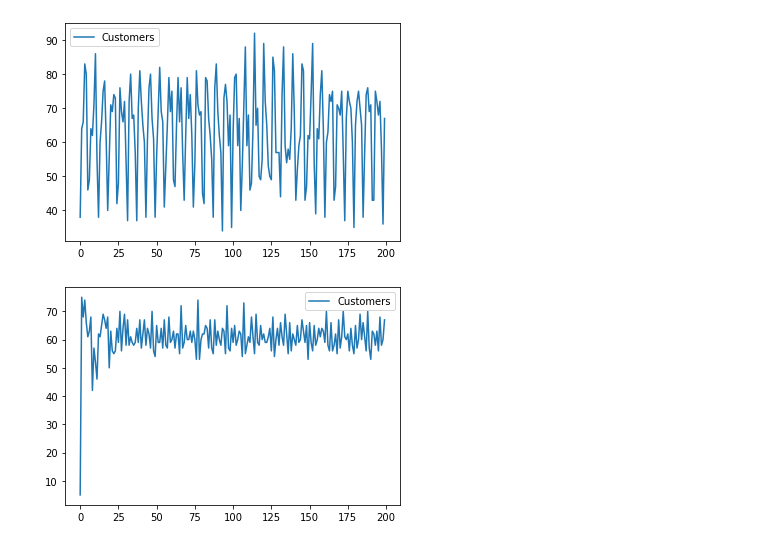
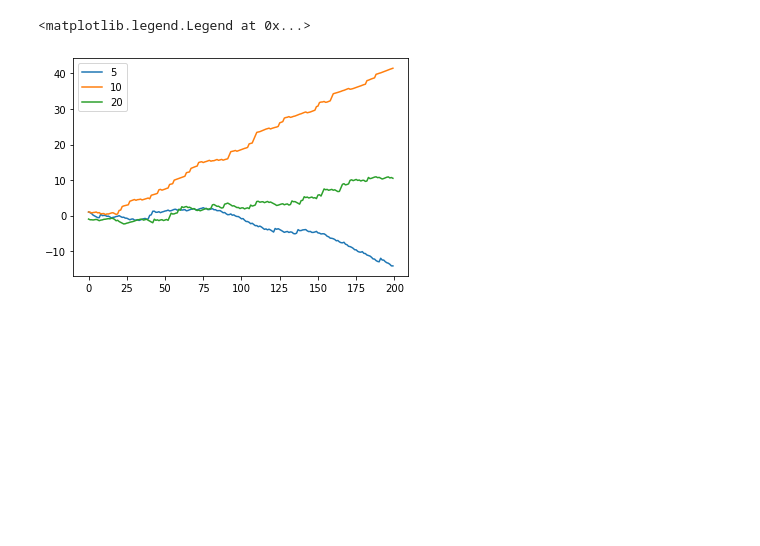
Before and after one commit to projectmesa/mesa, a Jupyter notebook: examples/el_farol/el_farol/el_farol.ipynb, the cells around one changed output. Saved outputs shown, nothing was run; the diff lists cells and outputs as text; code cells hidden in the pictures; blank space fills up the shorter version.

```diff
--- a/examples/el_farol/el_farol/el_farol.ipynb
+++ b/examples/el_farol/el_farol/el_farol.ipynb
@@ -115,13 +103,17 @@ gini.plot()
+# %%
+for idx in range(len(ms)):
+    model = models[idx]
+    df = model.datacollector.get_agent_vars_dataframe()
+    plt.plot(df['Utility'].groupby('Step').mean(),label = str(ms[idx]))
+plt.legend()
+# %% [output]
+<matplotlib.legend.Legend at 0x...>
+[figure, added]
 # %%
-import matplotlib.pyplot as plt
-m = [5,10]
-trials = 200
-models = [ElFarolBar(N=100,crowdthreshold=70,memory_size=memory_size) for memory_size in m]
+nss = [5,10,20]
+n =60
+
+models = [ElFarolBar(N=100,crowdthreshold=n,num_strategies=ns) for ns in nss]
 for model in models:
-    for i in range(trials):
+    for i in range(200):
         model.step()
-    gini = model.datacollector.get_model_vars_dataframe()
-    gini.plot()
-# %% [output]
-[figure, removed]
-[figure, removed]
```
Also changed, not shown: parts of 17 cells of this notebook.
